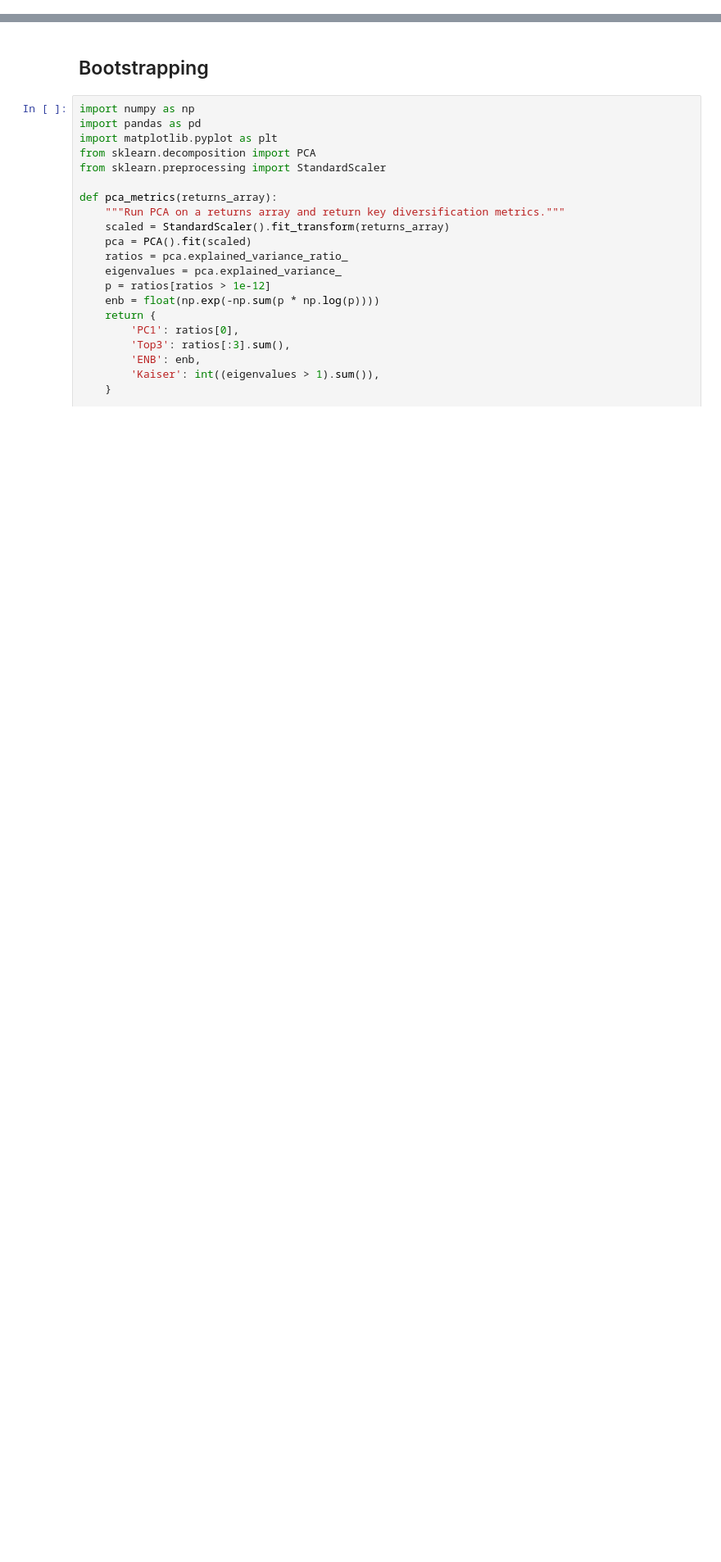
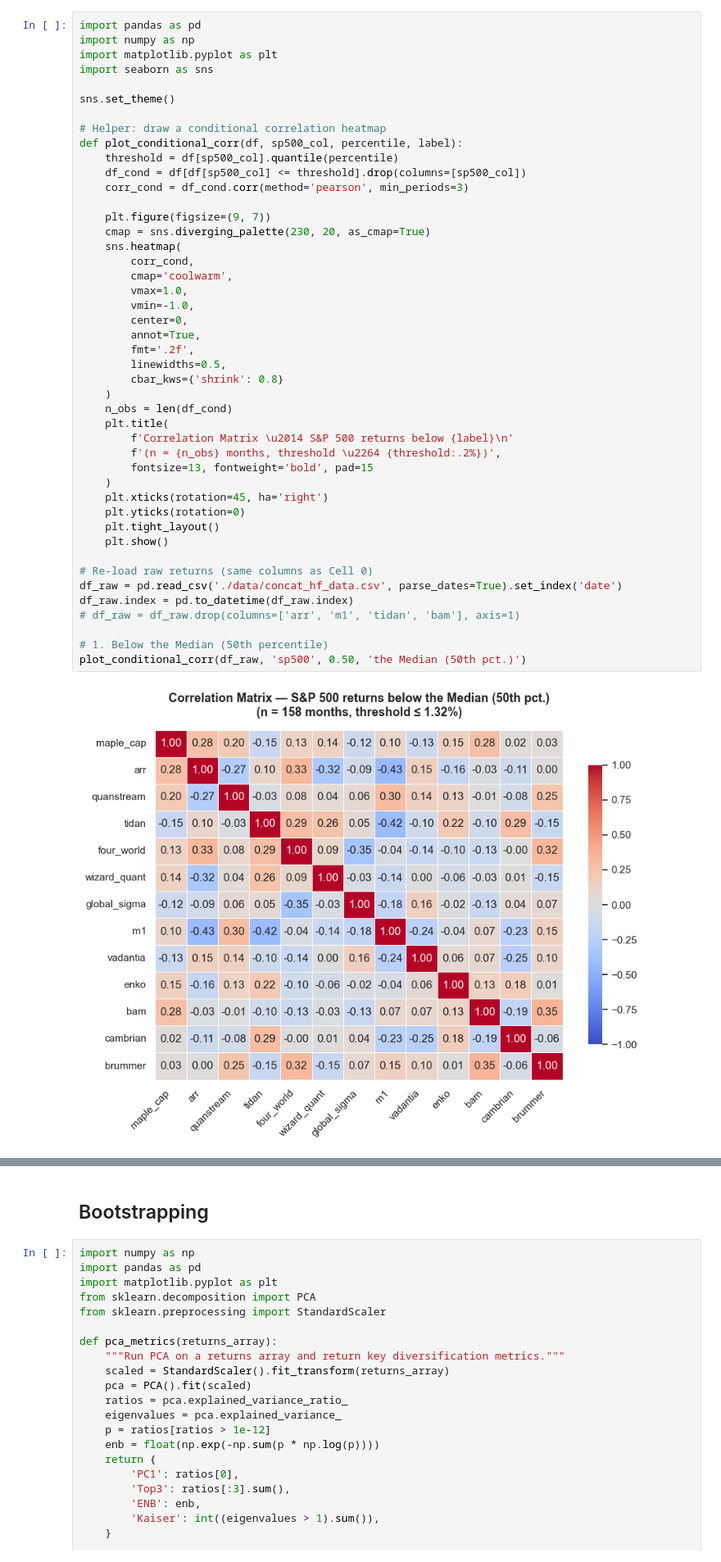
Before and after one commit to arthurdhonneur7/athenee_hf_portfolio, a Jupyter notebook: correlation_analysis.ipynb, the cells around one changed output, grey strips where cells are left out. Shown at 82% size. Cells and saved outputs as stored; diff of their text form; blank space fills up the shorter version.

```diff
--- a/correlation_analysis.ipynb
+++ b/correlation_analysis.ipynb
@@ -65,0 +70,47 @@ plt.show()
+# %%
+import pandas as pd
+import numpy as np
+import matplotlib.pyplot as plt
+import seaborn as sns
+
+sns.set_theme()
+
+# Helper: draw a conditional correlation heatmap
+def plot_conditional_corr(df, sp500_col, percentile, label):
+    threshold = df[sp500_col].quantile(percentile)
+    df_cond = df[df[sp500_col] <= threshold].drop(columns=[sp500_col])
+    corr_cond = df_cond.corr(method='pearson', min_periods=3)
+
+    plt.figure(figsize=(9, 7))
+    cmap = sns.diverging_palette(230, 20, as_cmap=True)
+    sns.heatmap(
+        corr_cond,
+        cmap='coolwarm',
+        vmax=1.0,
+        vmin=-1.0,
+        center=0,
+        annot=True,
+        fmt='.2f',
+        linewidths=0.5,
+        cbar_kws={'shrink': 0.8}
+    )
+    n_obs = len(df_cond)
+    plt.title(
+        f'Correlation Matrix \u2014 S&P 500 returns below {label}\n'
+        f'(n = {n_obs} months, threshold \u2264 {threshold:.2%})',
+        fontsize=13, fontweight='bold', pad=15
+    )
+    plt.xticks(rotation=45, ha='right')
+    plt.yticks(rotation=0)
+    plt.tight_layout()
+    plt.show()
+
+# Re-load raw returns (same columns as Cell 0)
+df_raw = pd.read_csv('./data/concat_hf_data.csv', parse_dates=True).set_index('date')
+df_raw.index = pd.to_datetime(df_raw.index)
+# df_raw = df_raw.drop(columns=['arr', 'm1', 'tidan', 'bam'], axis=1)
+
+# 1. Below the Median (50th percentile)
+plot_conditional_corr(df_raw, 'sp500', 0.50, 'the Median (50th pct.)')
+# %% [output]
+[figure, added]
```
Also changed, not shown: parts of 13 cells of this notebook, 41 other files.
